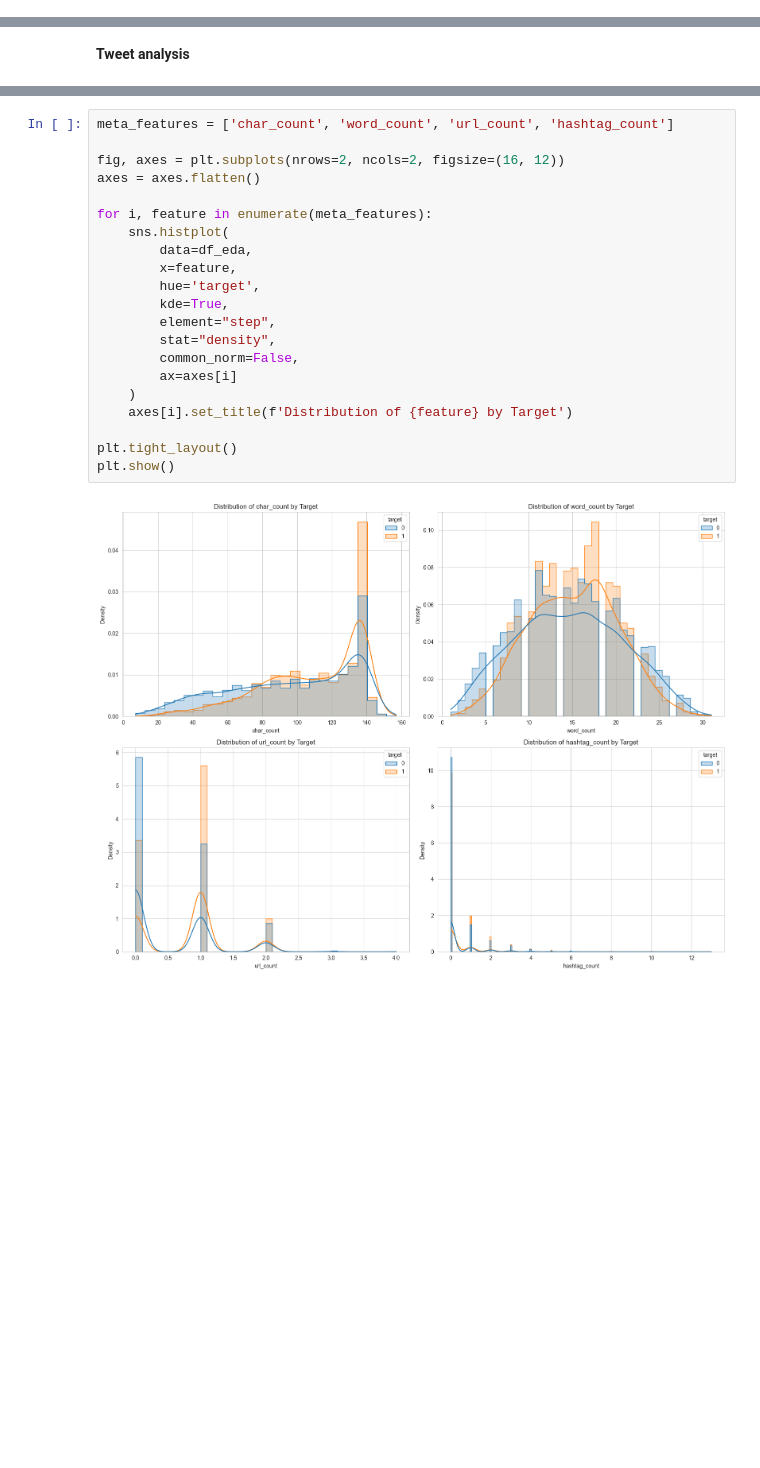
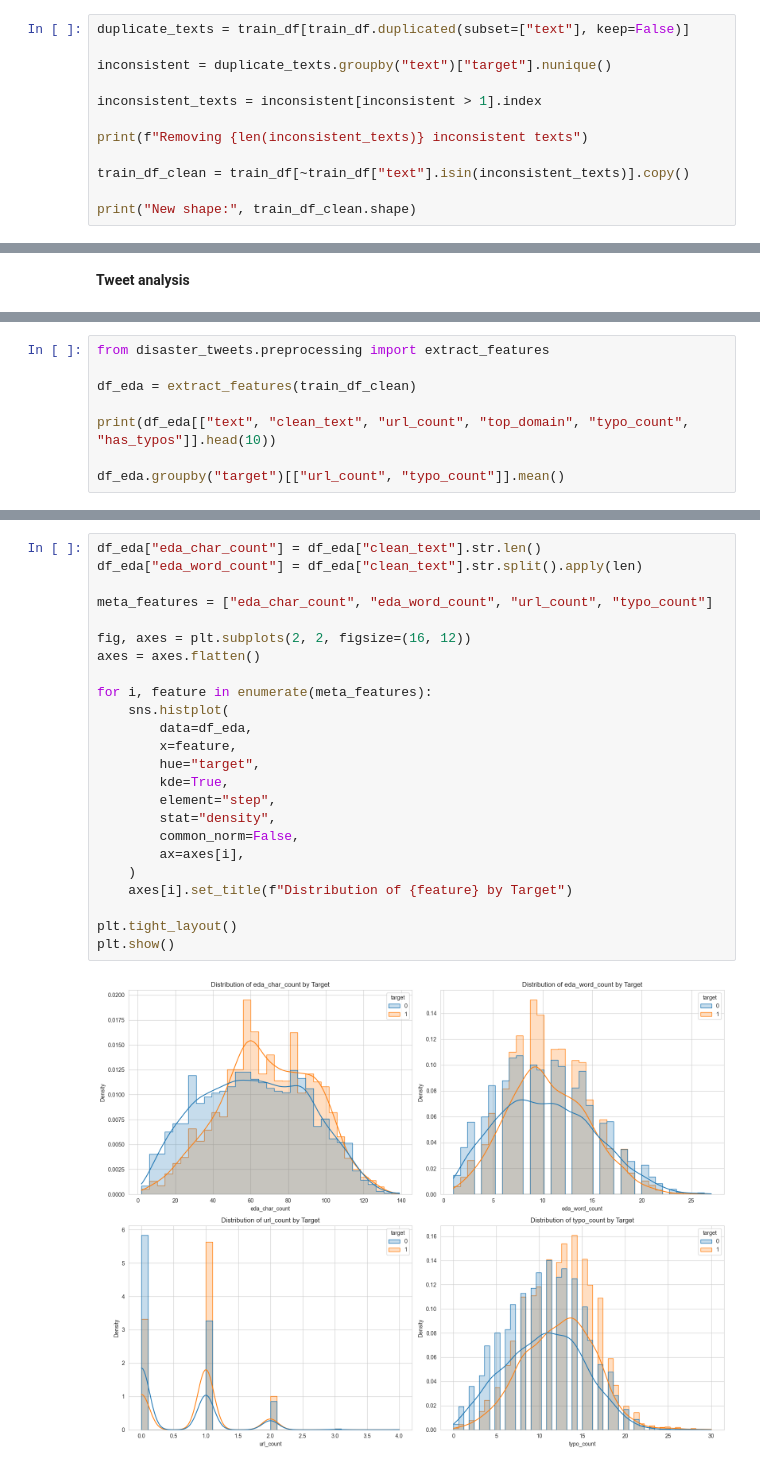
Before and after one commit to cr-ejd/DS_Mentoring, a Jupyter notebook: notebooks/01_disaster_tweets_eda.ipynb, the cells around one changed output, grey strips where cells are left out. Saved outputs shown, nothing was run; the diff lists cells and outputs as text; blank space fills up the shorter version.

Commit message:
Added a preprocessing module, keyword+location analysis, updated readme

```diff
--- a/notebooks/01_disaster_tweets_eda.ipynb
+++ b/notebooks/01_disaster_tweets_eda.ipynb
@@ -130,0 +107,12 @@ Inconsistency examples:
+# %%
+duplicate_texts = train_df[train_df.duplicated(subset=["text"], keep=False)]
+
+inconsistent = duplicate_texts.groupby("text")["target"].nunique()
+
+inconsistent_texts = inconsistent[inconsistent > 1].index
+
+print(f"Removing {len(inconsistent_texts)} inconsistent texts")
+
+train_df_clean = train_df[~train_df["text"].isin(inconsistent_texts)].copy()
+
+print("New shape:", train_df_clean.shape)
@@ -144,0 +126,8 @@ df_eda['hashtag_count'] = df_eda['text'].apply(lambda x: len([c for c in str(x)
+# %%
+from disaster_tweets.preprocessing import extract_features
+
+df_eda = extract_features(train_df_clean)
+
+print(df_eda[["text", "clean_text", "url_count", "top_domain", "typo_count", "has_typos"]].head(10))
+
+df_eda.groupby("target")[["url_count", "typo_count"]].mean()
@@ -145,23 +165,26 @@ df_eda['hashtag_count'] = df_eda['text'].apply(lambda x: len([c for c in str(x)
 # %%
-meta_features = ['char_count', 'word_count', 'url_count', 'hashtag_count']
+df_eda["eda_char_count"] = df_eda["clean_text"].str.len()
+df_eda["eda_word_count"] = df_eda["clean_text"].str.split().apply(len)
 
-fig, axes = plt.subplots(nrows=2, ncols=2, figsize=(16, 12))
+meta_features = ["eda_char_count", "eda_word_count", "url_count", "typo_count"]
+
+fig, axes = plt.subplots(2, 2, figsize=(16, 12))
 axes = axes.flatten()
 
 for i, feature in enumerate(meta_features):
     sns.histplot(
         data=df_eda,
         x=feature,
-        hue='target',
+        hue="target",
         kde=True,
         element="step",
         stat="density",
         common_norm=False,
-        ax=axes[i]
+        ax=axes[i],
     )
-    axes[i].set_title(f'Distribution of {feature} by Target')
+    axes[i].set_title(f"Distribution of {feature} by Target")
 
 plt.tight_layout()
 plt.show()
 # %% [output]
-[figure, old version]
+[figure, new version]
```
Also changed, not shown: parts of 28 cells of this notebook, 8 other files.
